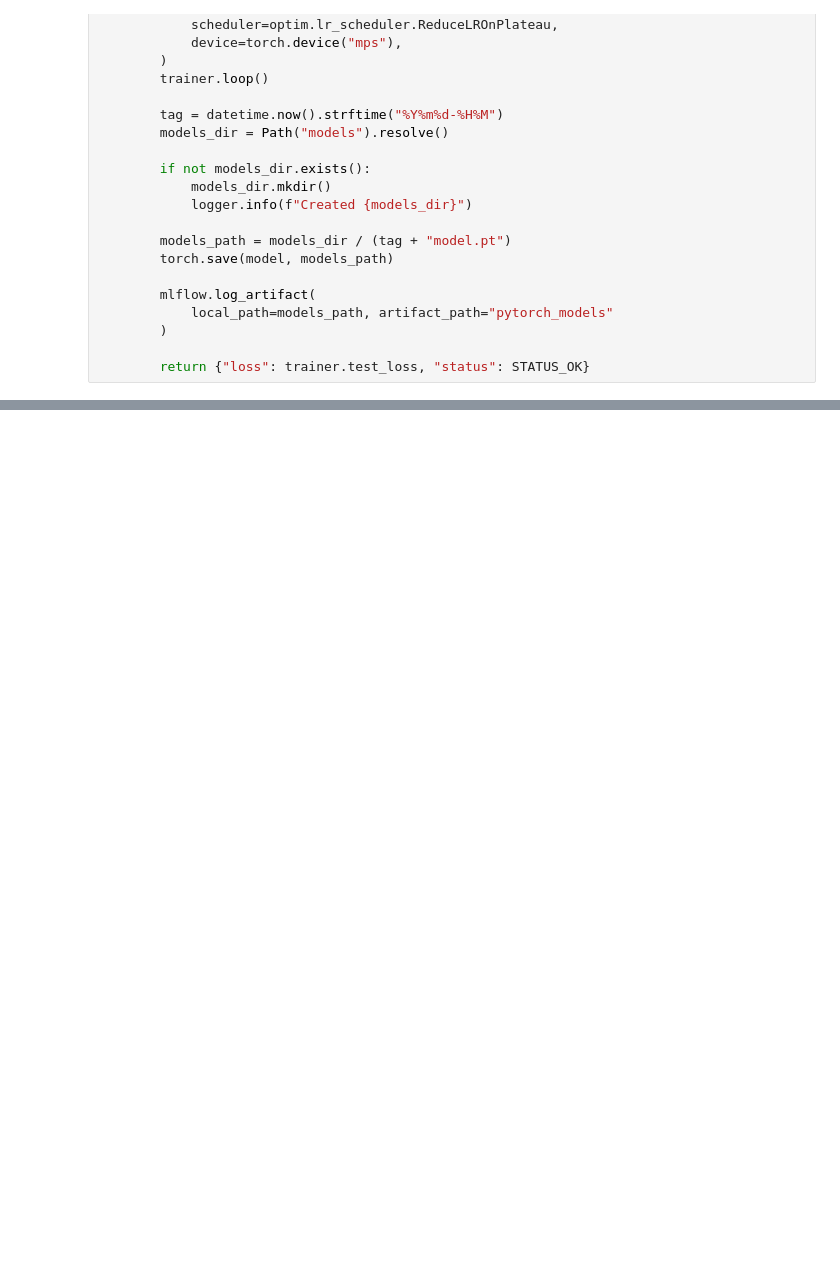
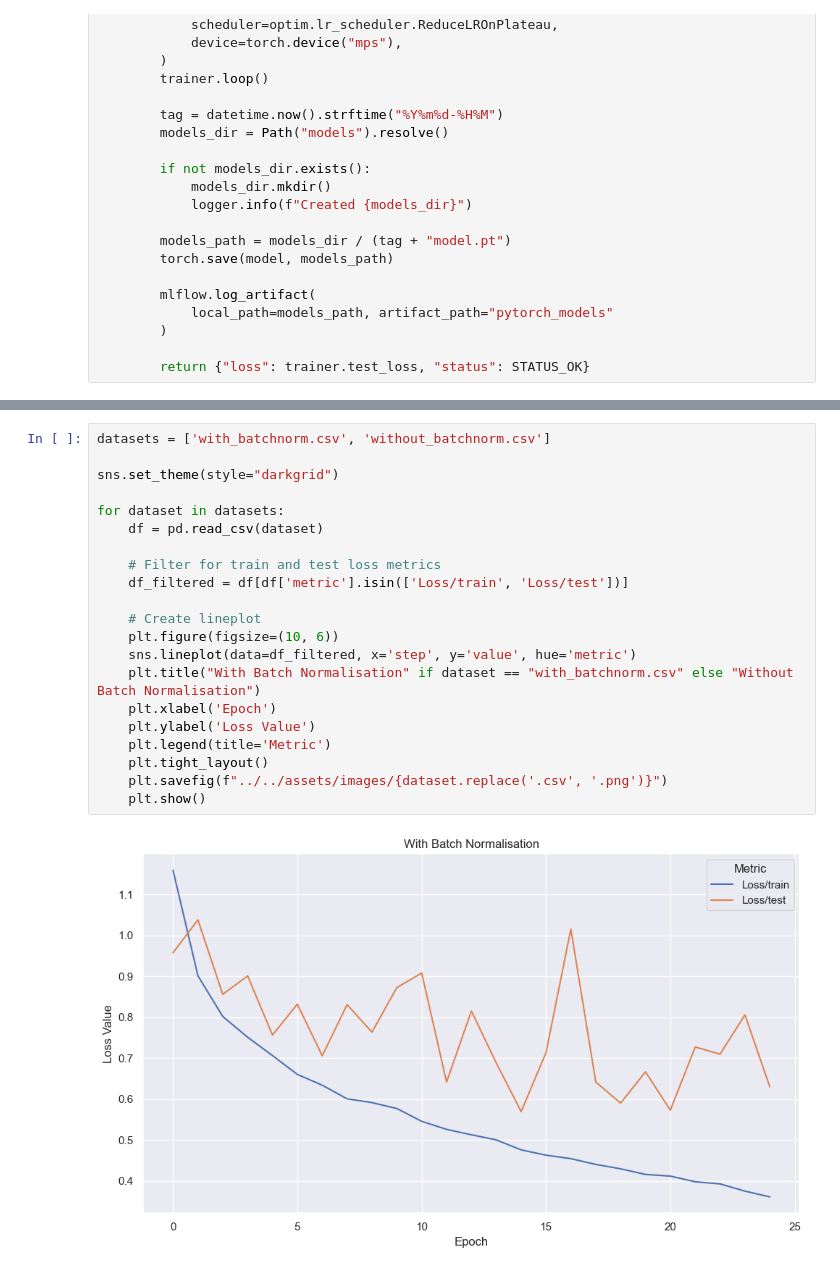
Before and after one commit to vanesterik/mads-ml-koenvanesterik, a Jupyter notebook: notebooks/hypertuning/notebook.ipynb, the cells around one changed output, grey strips where cells are left out. Cells and saved outputs as stored; diff of their text form; blank space fills up the shorter version.

```diff
--- a/notebooks/hypertuning/notebook.ipynb
+++ b/notebooks/hypertuning/notebook.ipynb
@@ -173,0 +220,23 @@ logger.info(f"\n\n{results}")
+# %%
+datasets = ['with_batchnorm.csv', 'without_batchnorm.csv']
+
+sns.set_theme(style="darkgrid")
+
+for dataset in datasets:
+    df = pd.read_csv(dataset)
+
+    # Filter for train and test loss metrics
+    df_filtered = df[df['metric'].isin(['Loss/train', 'Loss/test'])]
+
+    # Create lineplot
+    plt.figure(figsize=(10, 6))
+    sns.lineplot(data=df_filtered, x='step', y='value', hue='metric')
+    plt.title("With Batch Normalisation" if dataset == "with_batchnorm.csv" else "Without Batch Normalisation")
+    plt.xlabel('Epoch')
+    plt.ylabel('Loss Value')
+    plt.legend(title='Metric')
+    plt.tight_layout()
+    plt.savefig(f"../../assets/images/{dataset.replace('.csv', '.png')}")
+    plt.show()
+# %% [output]
+[figure, added]
```
Also changed, not shown: parts of 10 cells of this notebook, 7 other files.
